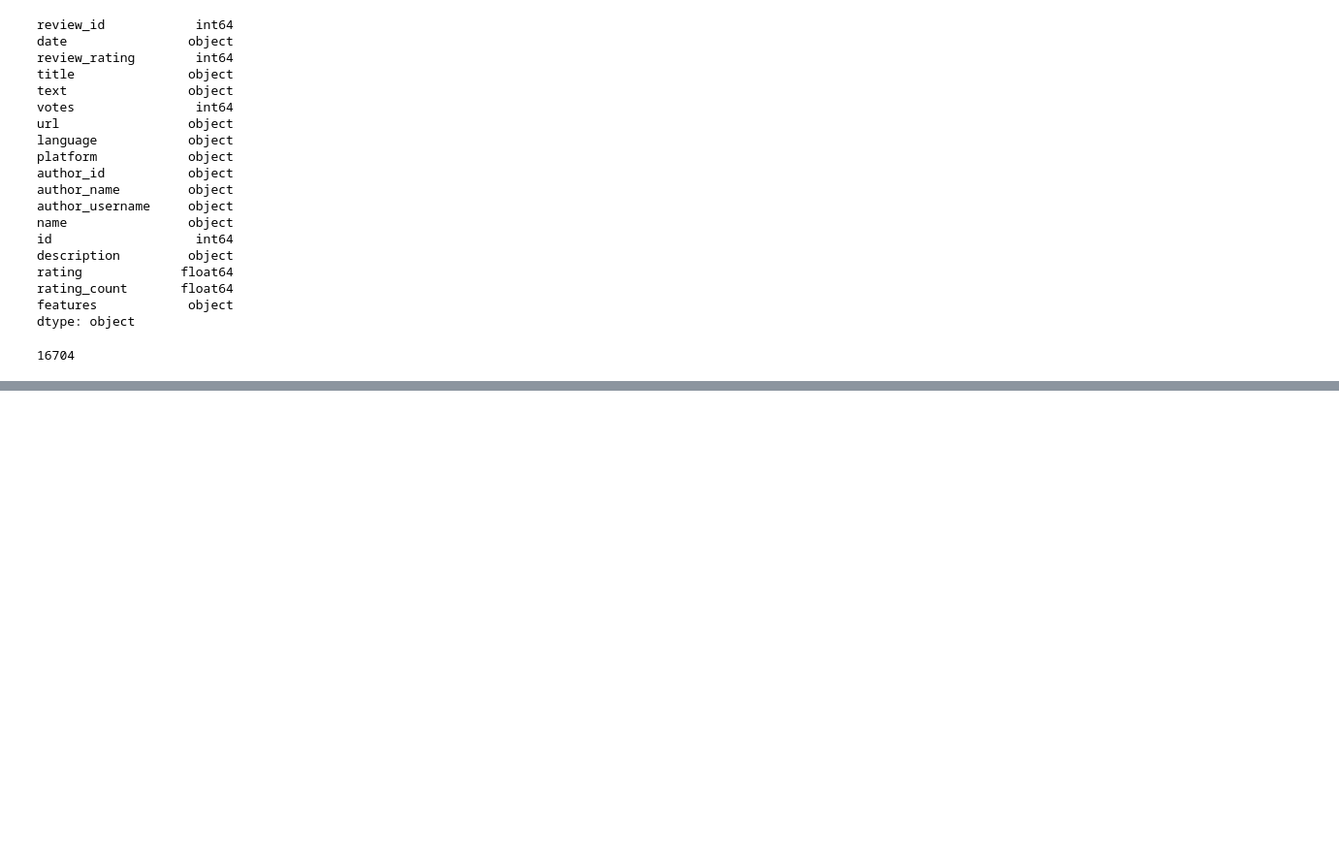
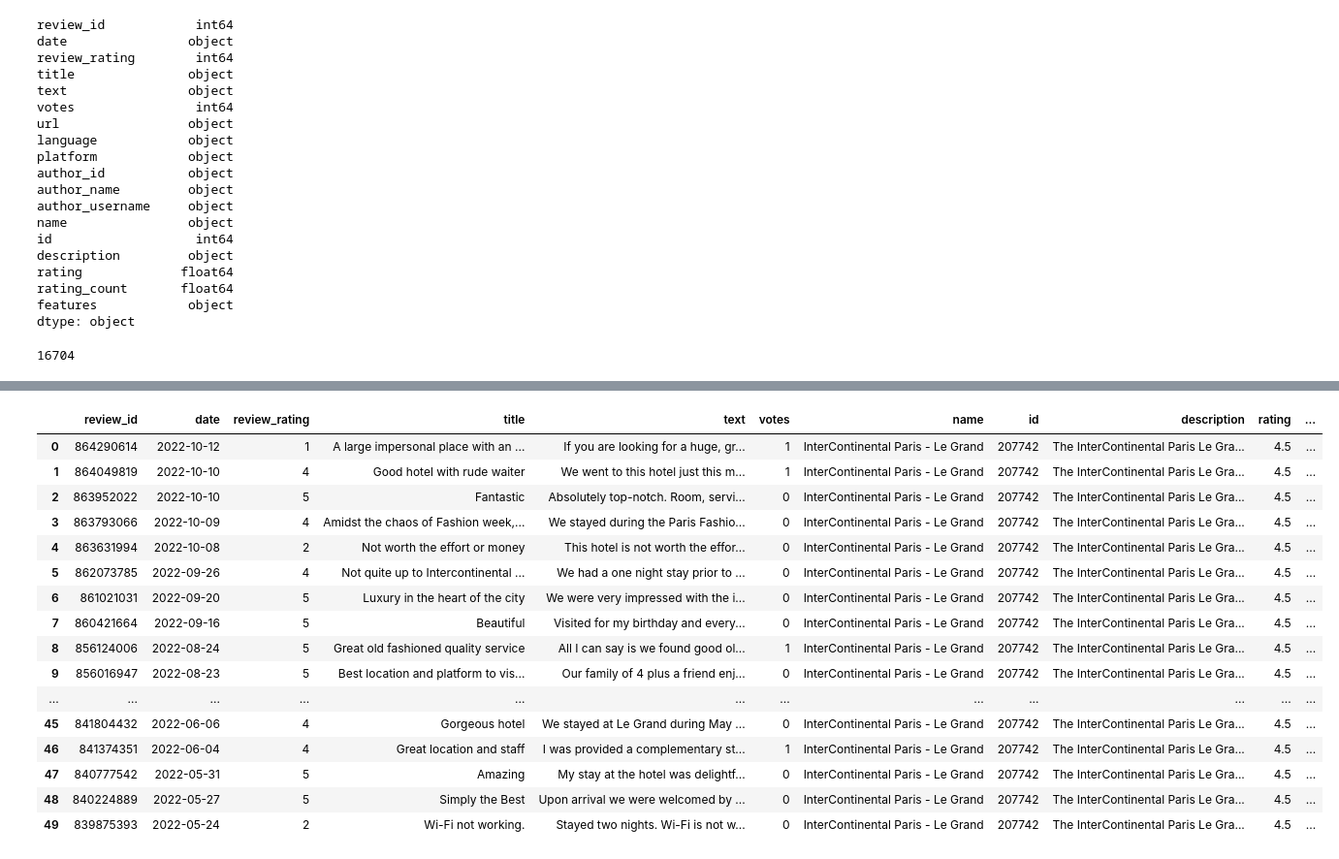
Before and after one commit to Marwane000/AIParisHotelFinder, a Jupyter notebook: Data/EDA & Data Cleaning.ipynb, the cells around one changed output, grey strips where cells are left out. Shown at 97% size. Cells and saved outputs as stored; diff of their text form; code cells hidden in the pictures; blank space fills up the shorter version.

```diff
--- a/Data/EDA & Data Cleaning.ipynb
+++ b/Data/EDA & Data Cleaning.ipynb
@@ -103,0 +139,3 @@ df.duplicated(subset=['review_id']).sum()
+# %%
+#Supprime les lignes où la date du review est antérieur à 2017 sur la base de la colonne 'date'
+df = df[df['date'].dt.year >= 2017]
@@ -108,0 +179,20 @@ df.drop_duplicates(subset=['review_id'], inplace=True)
+# %%
+df.head(30)
+# %% [output]
+|  | review_id | date | review_rating | title | text | votes | name | id | description | rating | ... |
+| 0 | 864290614 | 2022-10-12 | 1 | A large impersonal place with an ... | If you are looking for a huge, gr... | 1 | InterContinental Paris - Le Grand | 207742 | The InterContinental Paris Le Gra... | 4.5 | ... |
+| 1 | 864049819 | 2022-10-10 | 4 | Good hotel with rude waiter | We went to this hotel just this m... | 1 | InterContinental Paris - Le Grand | 207742 | The InterContinental Paris Le Gra... | 4.5 | ... |
+| 2 | 863952022 | 2022-10-10 | 5 | Fantastic | Absolutely top-notch. Room, servi... | 0 | InterContinental Paris - Le Grand | 207742 | The InterContinental Paris Le Gra... | 4.5 | ... |
+| 3 | 863793066 | 2022-10-09 | 4 | Amidst the chaos of Fashion week,... | We stayed during the Paris Fashio... | 0 | InterContinental Paris - Le Grand | 207742 | The InterContinental Paris Le Gra... | 4.5 | ... |
+| 4 | 863631994 | 2022-10-08 | 2 | Not worth the effort or money | This hotel is not worth the effor... | 0 | InterContinental Paris - Le Grand | 207742 | The InterContinental Paris Le Gra... | 4.5 | ... |
+| 5 | 862073785 | 2022-09-26 | 4 | Not quite up to Intercontinental ... | We had a one night stay prior to ... | 0 | InterContinental Paris - Le Grand | 207742 | The InterContinental Paris Le Gra... | 4.5 | ... |
+| 6 | 861021031 | 2022-09-20 | 5 | Luxury in the heart of the city | We were very impressed with the i... | 0 | InterContinental Paris - Le Grand | 207742 | The InterContinental Paris Le Gra... | 4.5 | ... |
+| 7 | 860421664 | 2022-09-16 | 5 | Beautiful | Visited for my birthday and every... | 0 | InterContinental Paris - Le Grand | 207742 | The InterContinental Paris Le Gra... | 4.5 | ... |
+| 8 | 856124006 | 2022-08-24 | 5 | Great old fashioned quality service | All I can say is we found good ol... | 1 | InterContinental Paris - Le Grand | 207742 | The InterContinental Paris Le Gra... | 4.5 | ... |
+| 9 | 856016947 | 2022-08-23 | 5 | Best location and platform to vis... | Our family of 4 plus a friend enj... | 0 | InterContinental Paris - Le Grand | 207742 | The InterContinental Paris Le Gra... | 4.5 | ... |
+| ... | ... | ... | ... | ... | ... | ... | ... | ... | ... | ... | ... |
+| 45 | 841804432 | 2022-06-06 | 4 | Gorgeous hotel | We stayed at Le Grand during May ... | 0 | InterContinental Paris - Le Grand | 207742 | The InterContinental Paris Le Gra... | 4.5 | ... |
+| 46 | 841374351 | 2022-06-04 | 4 | Great location and staff | I was provided a complementary st... | 1 | InterContinental Paris - Le Grand | 207742 | The InterContinental Paris Le Gra... | 4.5 | ... |
+| 47 | 840777542 | 2022-05-31 | 5 | Amazing | My stay at the hotel was delightf... | 0 | InterContinental Paris - Le Grand | 207742 | The InterContinental Paris Le Gra... | 4.5 | ... |
+| 48 | 840224889 | 2022-05-27 | 5 | Simply the Best | Upon arrival we were welcomed by ... | 0 | InterContinental Paris - Le Grand | 207742 | The InterContinental Paris Le Gra... | 4.5 | ... |
+| 49 | 839875393 | 2022-05-24 | 2 | Wi-Fi not working. | Stayed two nights. Wi-Fi is not w... | 0 | InterContinental Paris - Le Grand | 207742 | The InterContinental Paris Le Gra... | 4.5 | ... |
```
Also changed, not shown: parts of 11 cells of this notebook.
